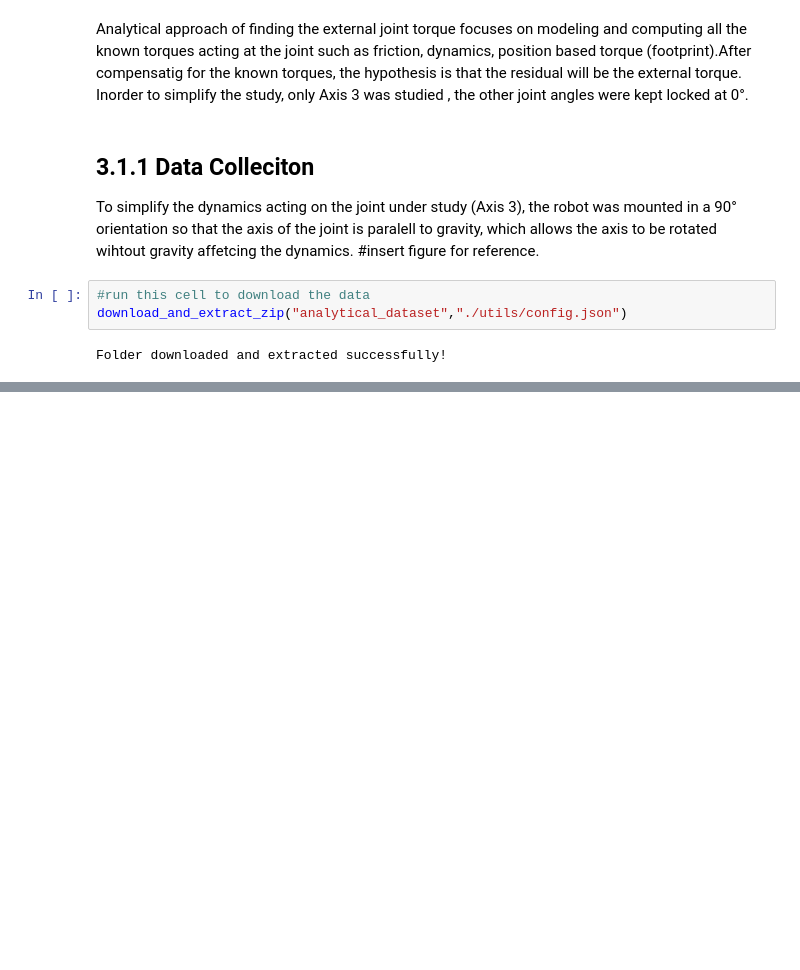
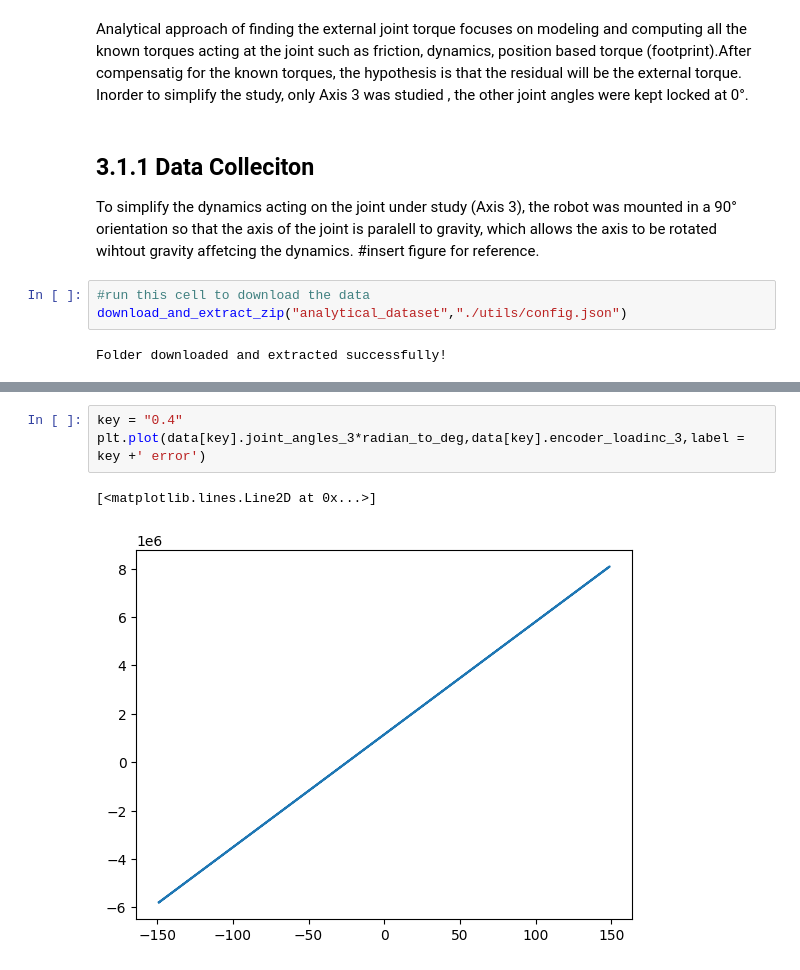
Before and after one commit to allwinlucious/MasterThesis, a Jupyter notebook: 3.1_Analytical_Method.ipynb, the cells around one changed output, grey strips where cells are left out. Saved outputs shown, nothing was run; the diff lists cells and outputs as text; blank space fills up the shorter version.

```diff
--- a/3.1_Analytical_Method.ipynb
+++ b/3.1_Analytical_Method.ipynb
@@ -21,0 +136,6 @@ Folder downloaded and extracted successfully!
+# %%
+key = "0.4"
+plt.plot(data[key].joint_angles_3*radian_to_deg,data[key].encoder_loadinc_3,label = key +' error')
+# %% [output]
+[<matplotlib.lines.Line2D at 0x...>]
+[figure, added]
```
Also changed, not shown: parts of 20 cells of this notebook, 7 other files.
